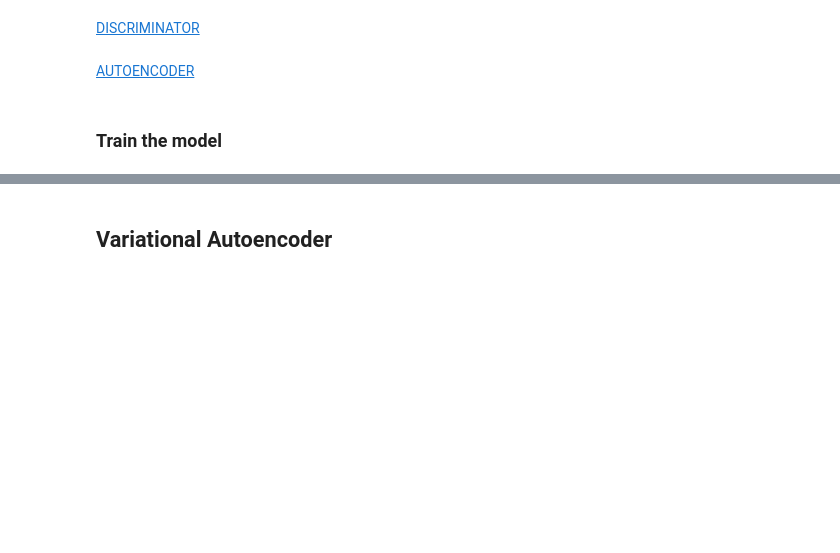
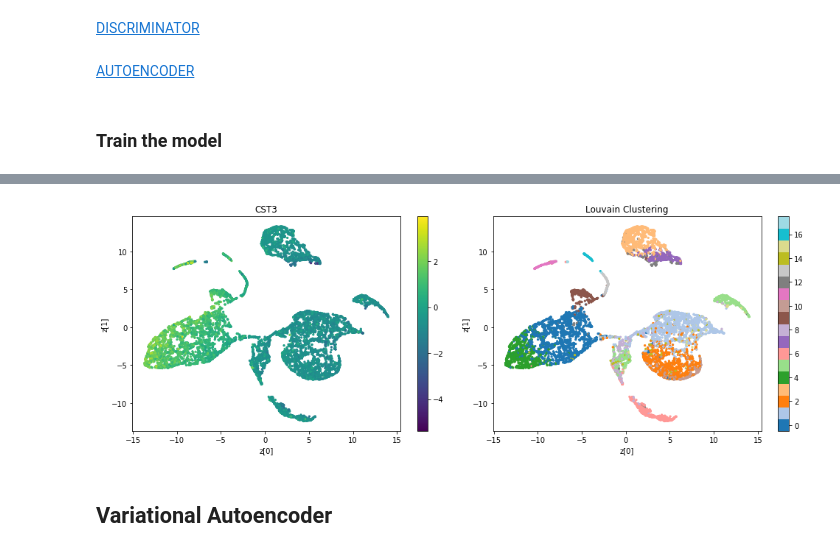
Before and after one commit to emolinaro/scRNAseq-AAE, a Jupyter notebook: notebooks/distributed_analysis.ipynb, the cells around one changed output, grey strips where cells are left out. Drawn from its saved outputs; the diff is of its cells as text; code cells hidden in the pictures; blank space fills up the shorter version.

```diff
--- a/notebooks/distributed_analysis.ipynb
+++ b/notebooks/distributed_analysis.ipynb
@@ -523,9 +419,6 @@ if MODE == 'Dataset':
     train_dataset = tf.data.Dataset.from_tensor_slices(model.data).repeat(model.epochs).shuffle(
         len(model.data)).batch(global_batch_size, drop_remainder=True)
 
-    distributed_train_dataset = strategy.experimental_distribute_dataset(
-        train_dataset)
-
 elif MODE == 'TFRecord':
 
     data_file = '../data/proc/pbmc10k.tfrecord.train'
@@ -535,18 +428,5 @@ elif MODE == 'TFRecord':
                                     epochs=model.epochs,
                                     is_training=True)
 
-    distributed_train_dataset = strategy.experimental_distribute_dataset(
-        train_dataset)
-
 else:
     print("Choose input dataset mode between 'Dataset' and 'TFRecord'.")
-# %%
-with strategy.scope():
-
-    def train_step(input_batch):
-
-        batch = input_batch
-
-        dis_loss, dis_cat_loss, auto_loss = model.train_on_batch(batch)
-
-        return dis_loss, dis_cat_loss, auto_loss
@@ -642,0 +433,19 @@ INFO:tensorflow:batch_all_reduce: 18 all-reduces with algorithm = nccl, num_pack
+# %%
+# Training...
+
+log_dir = '../results/AAE2/PBMC10k/'
+os.makedirs(log_dir, exist_ok=True)
+
+GRAPH = True
+GENE = 'CST3'  # used only for training visualization
+
+with strategy.scope():
+
+
+    distributed_train_dataset = strategy.experimental_distribute_dataset(train_dataset)
+
+
+    rec_loss, dis_loss, dis_cat_loss = model.distributed_train(distributed_train_dataset, strategy,
+                                                               enable_function=True, graph=GRAPH, gene=GENE,
+                                                               log_dir=log_dir)
+# %% [output]
@@ -643,3 +453,4 @@ INFO:tensorflow:batch_all_reduce: 18 all-reduces with algorithm = nccl, num_pack
+[figure, added]
 # %%
 #!tensorboard --logdir=../results/AAE2/PBMC10k/
 # %%
```
Also changed, not shown: parts of 15 cells of this notebook.
